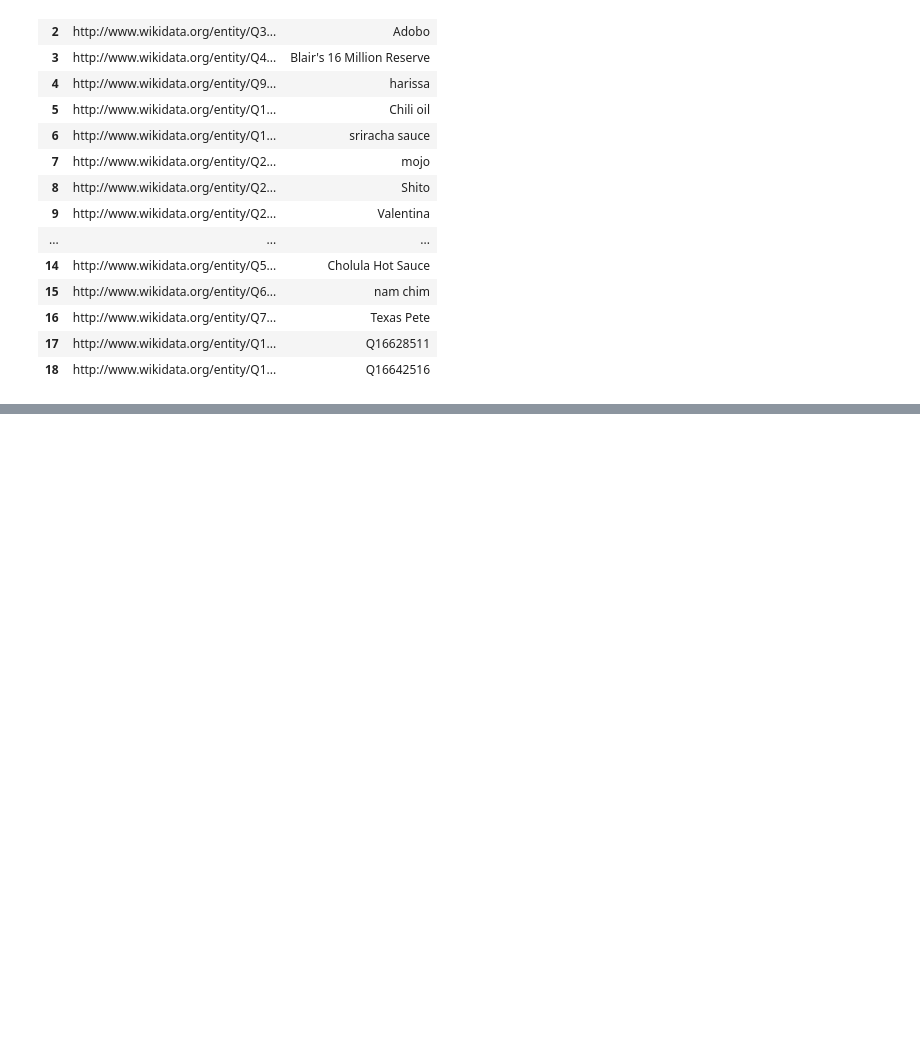
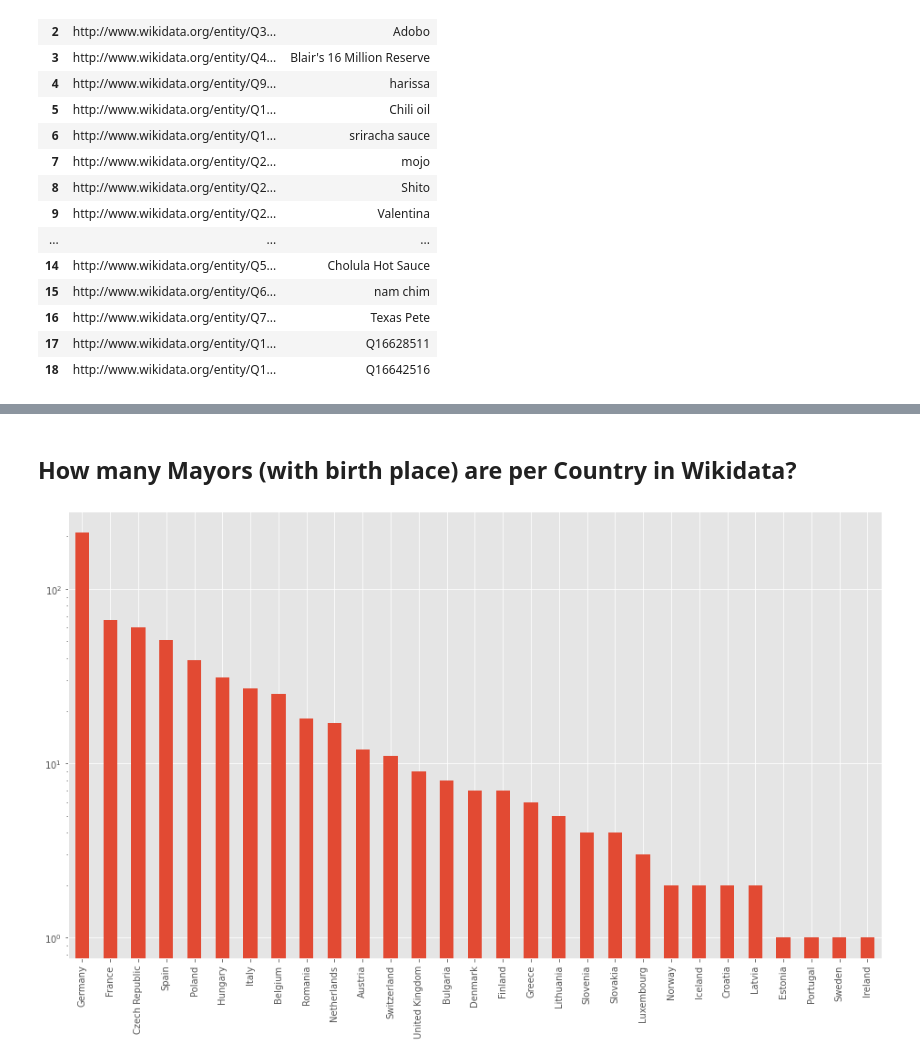
Before and after one commit to rsouza/Databases_Course, a Jupyter notebook: Notebooks/12_SPARQL.ipynb, the cells around one changed output, grey strips where cells are left out. Cells and saved outputs as stored; diff of their text form; code cells hidden in the pictures; blank space fills up the shorter version.

```diff
--- a/Notebooks/12_SPARQL.ipynb
+++ b/Notebooks/12_SPARQL.ipynb
@@ -173,0 +696,3 @@ results_df[['item.value', 'itemLabel.value']]
+# %%
+df = pd.read_csv('../SampleDBs/european_mayors.csv')
+df.head()
@@ -173,0 +706,6 @@ results_df[['item.value', 'itemLabel.value']]
+# %% [markdown]
+## How many Mayors (with birth place) are per Country in Wikidata?
+# %%
+df.dropna()['country'].value_counts().plot(kind='bar', color='C0', logy=True, figsize=(16, 9));
+# %% [output]
+[figure, added]
```
Also changed, not shown: parts of 43 cells of this notebook, 5 other files.
